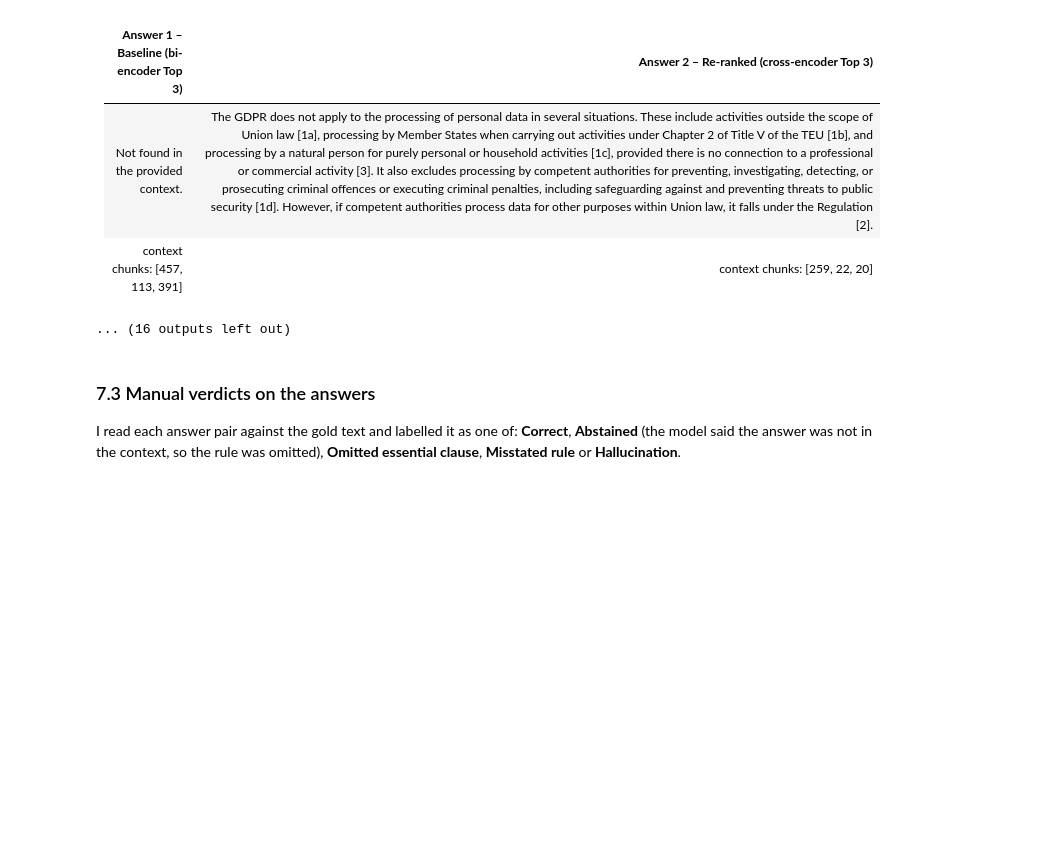
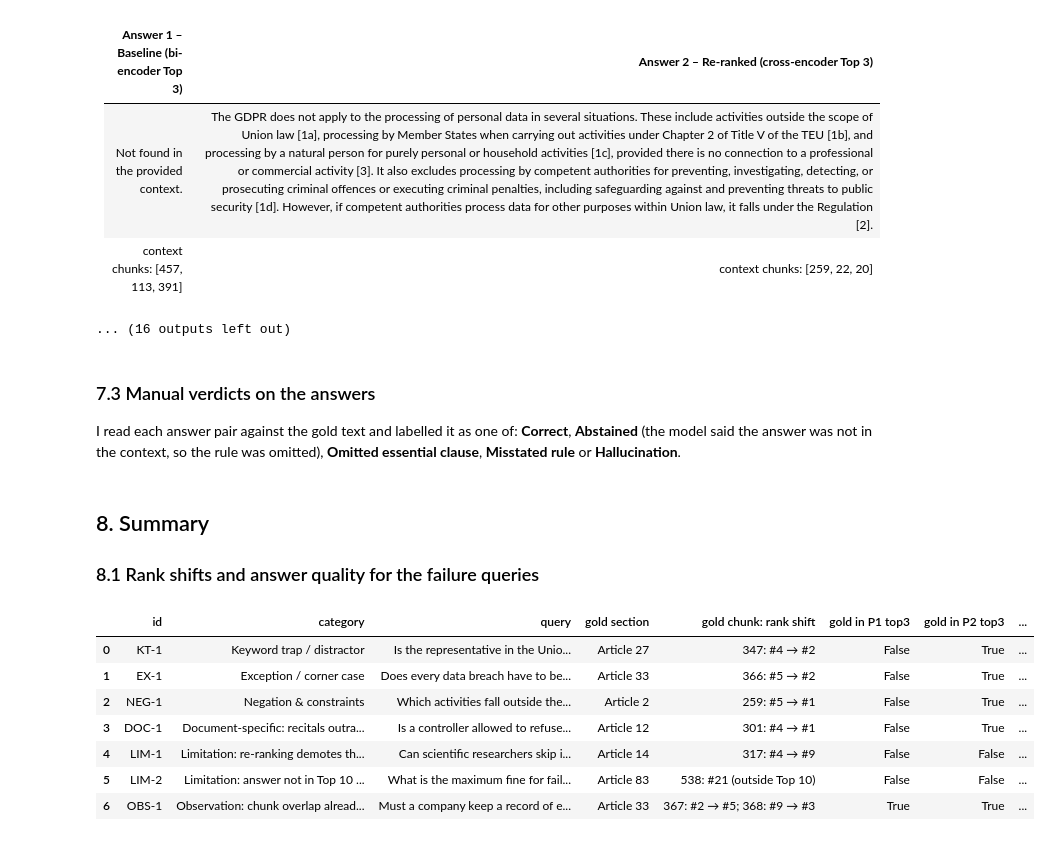
Before and after one commit to Sourav-Nath-01/RAG-Assignment-Baseline-vs.-Re-Ranking, a Jupyter notebook: RAG_Reranking.ipynb, the cells around one changed output. Cells and saved outputs as stored; diff of their text form; code cells hidden in the pictures; blank space fills up the shorter version.

```diff
--- a/RAG_Reranking.ipynb
+++ b/RAG_Reranking.ipynb
@@ -742,3 +742,32 @@ VERDICTS = {
     "OBS-1": ("Correct", "Correct",
               "Both contexts contain the Art. 33(5) sentence (via the overlapping chunk 367 for the baseline)."),
 }
+# %% [markdown]
+## 8. Summary
+
+### 8.1 Rank shifts and answer quality for the failure queries
+# %%
+rows = []
+for case in FAILURE_CASES:
+    res = failure_results[case["id"]]
+    by_id = {c["chunk_id"]: c for c in res["reranked"]}
+    shifts = [f"{g}: #{by_id[g]['bi_rank']} → #{by_id[g]['ce_rank']}" if g in by_id
+              else f"{g}: #{full_bi_rank(case['query'], g)} (outside Top 10)" for g in case["gold_ids"]]
+    v1, v2, note = VERDICTS[case["id"]]
+    rows.append({"id": case["id"], "category": case["category"], "query": case["query"],
+                 "gold section": case["gold_section"], "gold chunk: rank shift": "; ".join(shifts),
+                 "gold in P1 top3": any(g in by_id and by_id[g]["bi_rank"] <= TOP_N for g in case["gold_ids"]),
+                 "gold in P2 top3": any(g in by_id and by_id[g]["ce_rank"] <= TOP_N for g in case["gold_ids"]),
+                 "Answer 1": v1, "Answer 2": v2})
+failure_summary = pd.DataFrame(rows)
+failure_summary.to_csv(RESULTS_DIR / "failure_summary.csv", index=False)
+failure_summary
+# %% [output]
+|  | id | category | query | gold section | gold chunk: rank shift | gold in P1 top3 | gold in P2 top3 | ... |
+| 0 | KT-1 | Keyword trap / distractor | Is the representative in the Unio... | Article 27 | 347: #4 → #2 | False | True | ... |
+| 1 | EX-1 | Exception / corner case | Does every data breach have to be... | Article 33 | 366: #5 → #2 | False | True | ... |
+| 2 | NEG-1 | Negation & constraints | Which activities fall outside the... | Article 2 | 259: #5 → #1 | False | True | ... |
+| 3 | DOC-1 | Document-specific: recitals outra... | Is a controller allowed to refuse... | Article 12 | 301: #4 → #1 | False | True | ... |
+| 4 | LIM-1 | Limitation: re-ranking demotes th... | Can scientific researchers skip i... | Article 14 | 317: #4 → #9 | False | False | ... |
+| 5 | LIM-2 | Limitation: answer not in Top 10 ... | What is the maximum fine for fail... | Article 83 | 538: #21 (outside Top 10) | False | False | ... |
+| 6 | OBS-1 | Observation: chunk overlap alread... | Must a company keep a record of e... | Article 33 | 367: #2 → #5; 368: #9 → #3 | True | True | ... |
```
Also changed, not shown: parts of 5 cells of this notebook, 3 other files.
